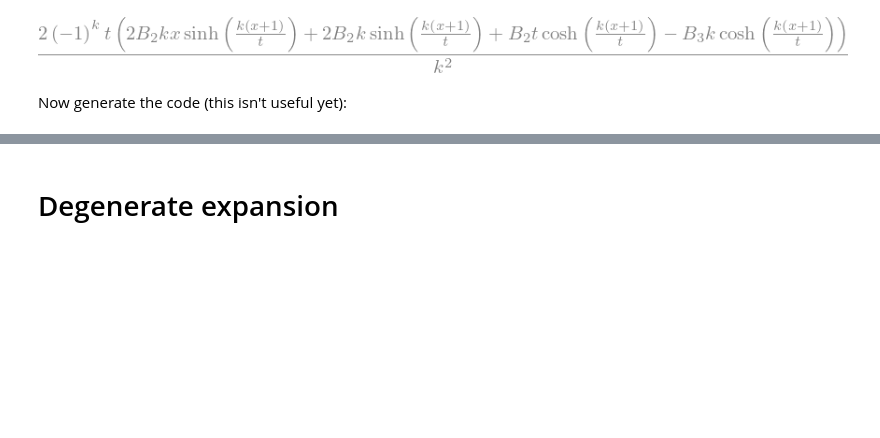
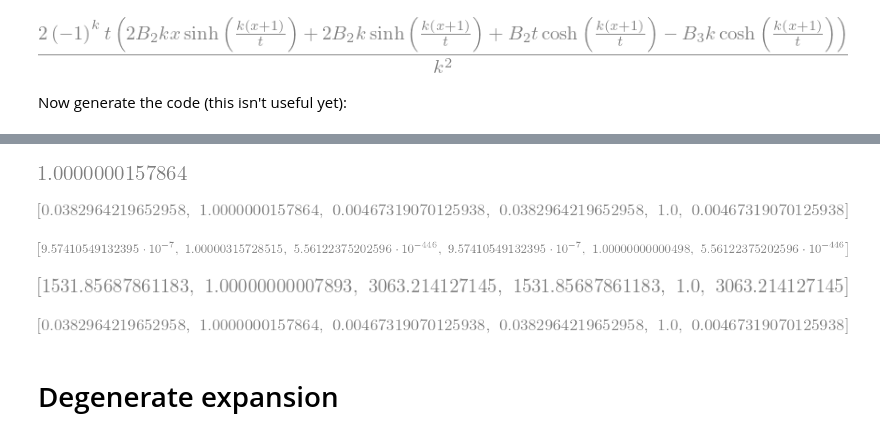
Before and after one commit to awsteiner/o2scl, a Jupyter notebook: doc/o2scl/part/python/fermion.ipynb, the cells around one changed output, grey strips where cells are left out. Cells and saved outputs as stored; diff of their text form; code cells hidden in the pictures; blank space fills up the shorter version.

```diff
--- a/doc/o2scl/part/python/fermion.ipynb
+++ b/doc/o2scl/part/python/fermion.ipynb
@@ -166,0 +183,20 @@ edterm=pow(-1, k + 1)*t*(K1exp*k + 3*K2exp*t)*exp(k*x/t)/pow(k, 2)
+# %%
+mval=0.511/197.33
+# %%
+muval=8.0e-12
+# %%
+psival=(muval-mval)/Tval
+# %%
+xval=tval*psival
+# %%
+arr[1].subs('k',1).subs('t',tval).subs('x',xval).subs('m',mval).subs('x',xval)
+# %% [output]
+[figure, added]
+# %%
+[sympy.N(arr[i].subs('k',1).subs('t',tval).subs('x',xval).subs('m',mval)) for i in range(0,6)]
+# %% [output]
+[figure, added]
+# %%
+[sympy.N(arr[i].subs('k',200).subs('t',tval).subs('x',xval).subs('m',mval)) for i in range(0,6)]
+# %% [output]
+[figure, added]
@@ -167,3 +211,11 @@ edterm=pow(-1, k + 1)*t*(K1exp*k + 3*K2exp*t)*exp(k*x/t)/pow(k, 2)
+# %%
+[sympy.N(arr[i].subs('k',1).subs('t',tval).subs('x',xval).subs('m',mval)) for i in range(0,6)]
+# %% [output]
+[figure, added]
+# %%
+[sympy.N(arr[i].subs('k',200).subs('t',tval).subs('x',xval).subs('m',mval)) for i in range(0,6)]
+# %% [output]
+[figure, added]
 # %% [markdown]
 # Degenerate expansion
 # %%
```
Also changed, not shown: parts of 15 cells of this notebook, 5 other files.
